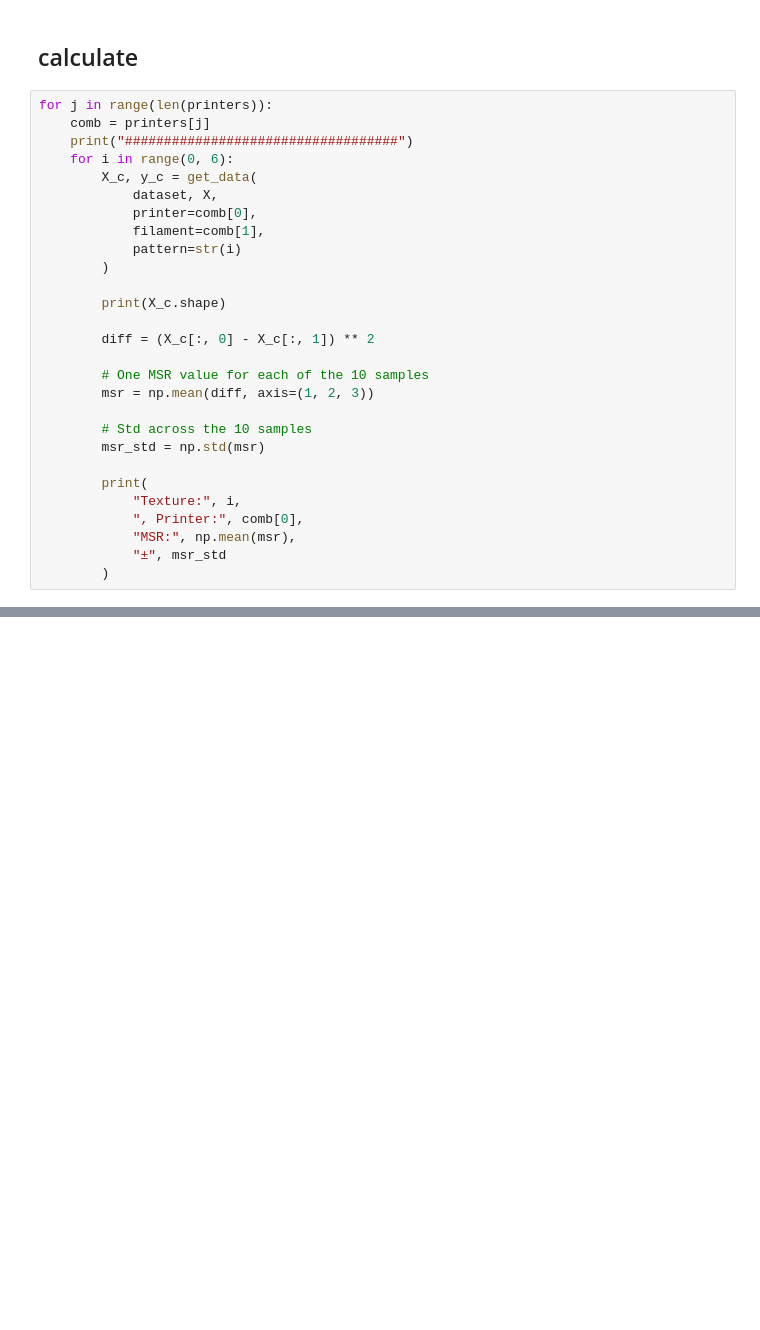
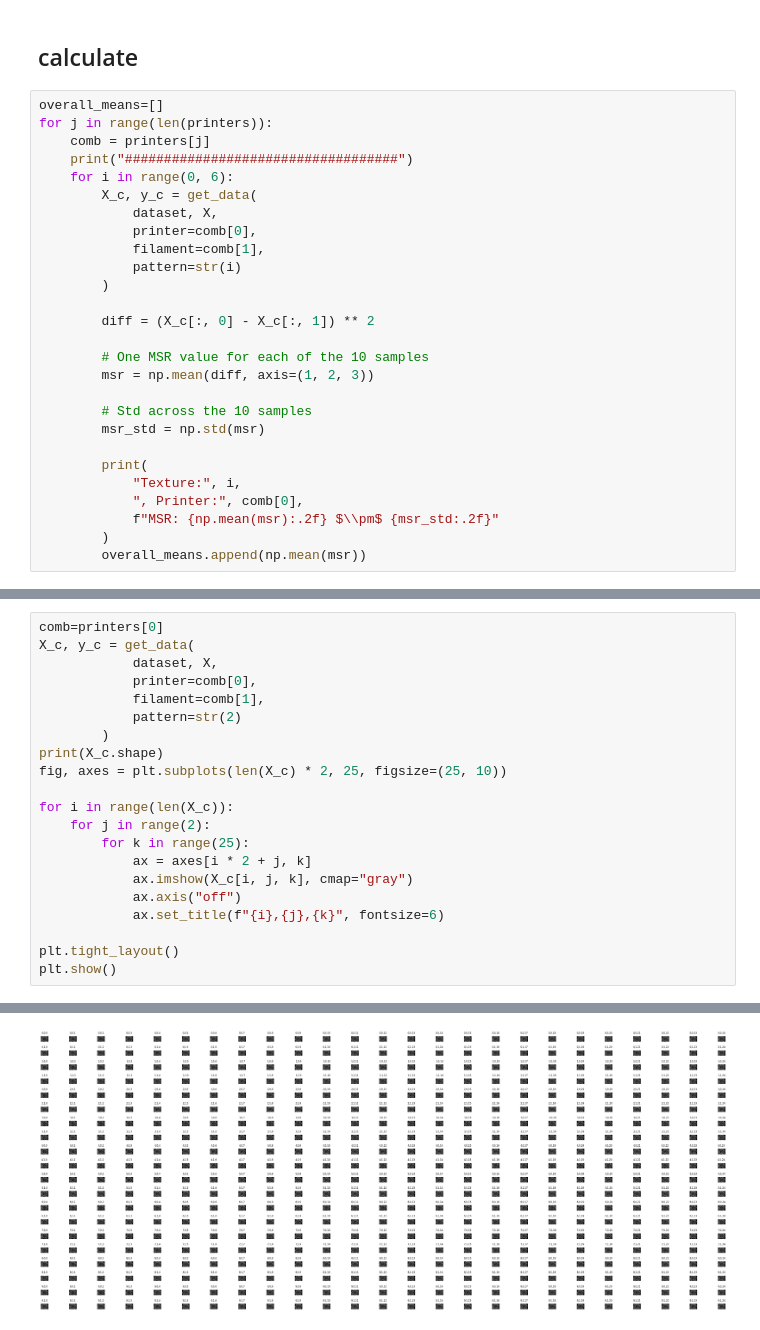
Before and after one commit to shepai/3D-textures, a Jupyter notebook: Experimental/difference.ipynb, the cells around one changed output, grey strips where cells are left out. Saved outputs shown, nothing was run; the diff lists cells and outputs as text; blank space fills up the shorter version.

```diff
--- a/Experimental/difference.ipynb
+++ b/Experimental/difference.ipynb
@@ -104,6 +161,7 @@ dataset.head()
 # %% [markdown]
 ## calculate
 # %%
+overall_means=[]
 for j in range(len(printers)):
     comb = printers[j]
     print("###################################")
@@ -114,8 +172,6 @@ for j in range(len(printers)):
             filament=comb[1],
             pattern=str(i)
         )
-
-        print(X_c.shape)
 
         diff = (X_c[:, 0] - X_c[:, 1]) ** 2
 
@@ -128,8 +184,8 @@ for j in range(len(printers)):
         print(
             "Texture:", i,
             ", Printer:", comb[0],
-            "MSR:", np.mean(msr),
-            "±", msr_std
+            f"MSR: {np.mean(msr):.2f} $\\pm$ {msr_std:.2f}"
         )
+        overall_means.append(np.mean(msr))
 # %% [output]
 ###################################
@@ -151,0 +208,22 @@ Texture: 5 , Printer: bambu MSR: 16.777859404592803 ± 1.422754487890835
+# %%
+comb=printers[0]
+X_c, y_c = get_data(
+            dataset, X,
+            printer=comb[0],
+            filament=comb[1],
+            pattern=str(2)
+        )
+print(X_c.shape)
+fig, axes = plt.subplots(len(X_c) * 2, 25, figsize=(25, 10))
+
+for i in range(len(X_c)):
+    for j in range(2):
+        for k in range(25):
+            ax = axes[i * 2 + j, k]
+            ax.imshow(X_c[i, j, k], cmap="gray")
+            ax.axis("off")
+            ax.set_title(f"{i},{j},{k}", fontsize=6)
+
+plt.tight_layout()
+plt.show()
+# %% [output]
@@ -151,0 +231 @@ Texture: 5 , Printer: bambu MSR: 16.777859404592803 ± 1.422754487890835
+[figure, added]
```
Also changed, not shown: parts of 4 cells of this notebook.
